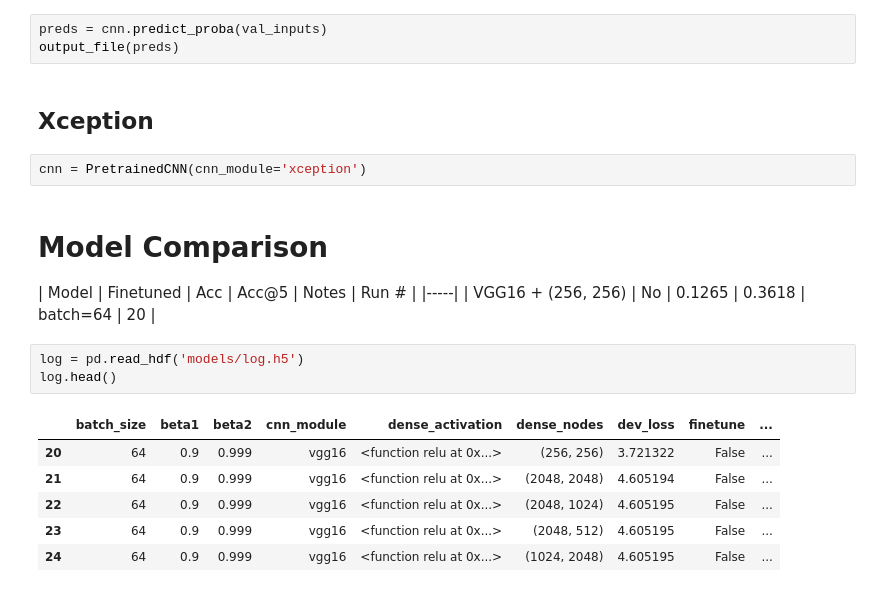
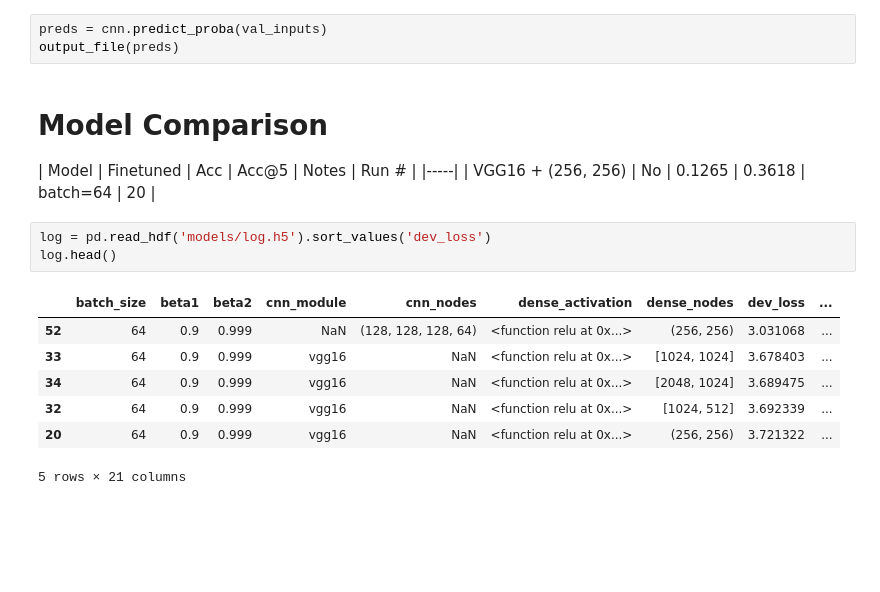
Before and after one commit to neighthan/computer_vision, a Jupyter notebook: miniplaces/miniplaces.ipynb, the cells around one changed output. Cells and saved outputs as stored; diff of their text form; blank space fills up the shorter version.

```diff
--- a/miniplaces/miniplaces.ipynb
+++ b/miniplaces/miniplaces.ipynb
@@ -149,10 +165,6 @@ cnn.score(val_inputs, val_labels)
 # %%
 preds = cnn.predict_proba(val_inputs)
 output_file(preds)
-# %% [markdown]
-## Xception
-# %%
-cnn = PretrainedCNN(cnn_module='xception')
 # %% [markdown]
 # Model Comparison
 
@@ -160,12 +172,13 @@ cnn = PretrainedCNN(cnn_module='xception')
 |-----|
 | VGG16 + (256, 256) | No | 0.1265 | 0.3618 | batch=64 | 20 |
 # %%
-log = pd.read_hdf('models/log.h5')
+log = pd.read_hdf('models/log.h5').sort_values('dev_loss')
 log.head()
 # %% [output]
-|  | batch_size | beta1 | beta2 | cnn_module | dense_activation | dense_nodes | dev_loss | finetune | ... |
-| 20 | 64 | 0.9 | 0.999 | vgg16 | <function relu at 0x...> | (256, 256) | 3.721322 | False | ... |
-| 21 | 64 | 0.9 | 0.999 | vgg16 | <function relu at 0x...> | (2048, 2048) | 4.605194 | False | ... |
-| 22 | 64 | 0.9 | 0.999 | vgg16 | <function relu at 0x...> | (2048, 1024) | 4.605195 | False | ... |
-| 23 | 64 | 0.9 | 0.999 | vgg16 | <function relu at 0x...> | (2048, 512) | 4.605195 | False | ... |
-| 24 | 64 | 0.9 | 0.999 | vgg16 | <function relu at 0x...> | (1024, 2048) | 4.605195 | False | ... |
+|  | batch_size | beta1 | beta2 | cnn_module | cnn_nodes | dense_activation | dense_nodes | dev_loss | ... |
+| 52 | 64 | 0.9 | 0.999 | NaN | (128, 128, 128, 64) | <function relu at 0x...> | (256, 256) | 3.031068 | ... |
+| 33 | 64 | 0.9 | 0.999 | vgg16 | NaN | <function relu at 0x...> | [1024, 1024] | 3.678403 | ... |
+| 34 | 64 | 0.9 | 0.999 | vgg16 | NaN | <function relu at 0x...> | [2048, 1024] | 3.689475 | ... |
+| 32 | 64 | 0.9 | 0.999 | vgg16 | NaN | <function relu at 0x...> | [1024, 512] | 3.692339 | ... |
+| 20 | 64 | 0.9 | 0.999 | vgg16 | NaN | <function relu at 0x...> | (256, 256) | 3.721322 | ... |
+5 rows × 21 columns
```
Also changed, not shown: parts of 7 cells of this notebook, 2 other files.
